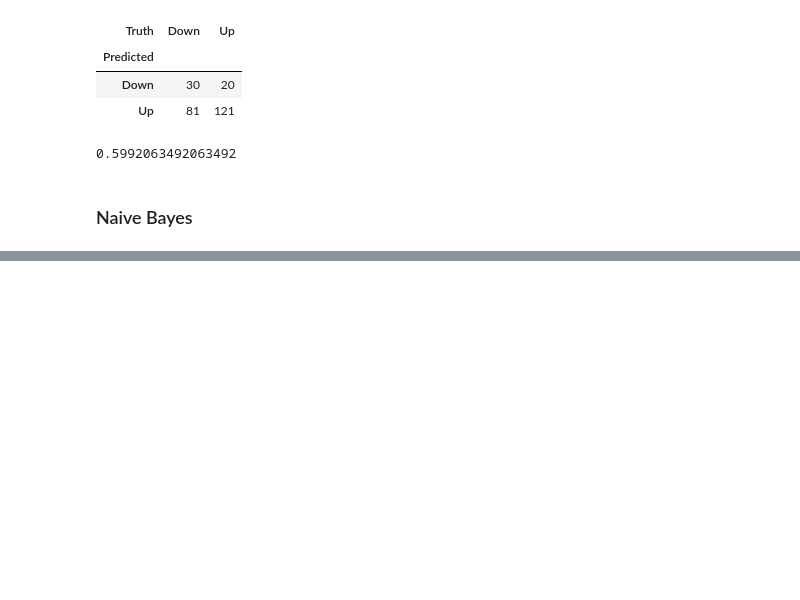
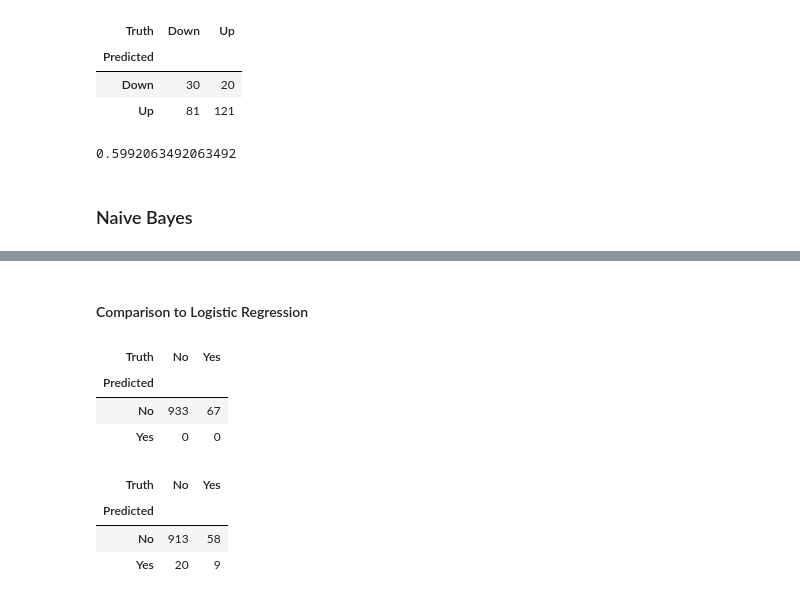
Before and after one commit to GabriCala25/statistical_learning_exercises, a Jupyter notebook: 4_7_classification.ipynb, the cells around one changed output, grey strips where cells are left out. Saved outputs shown, nothing was run; the diff lists cells and outputs as text; code cells hidden in the pictures; blank space fills up the shorter version.

Commit message:
added KNN and Logit

```diff
--- a/4_7_classification.ipynb
+++ b/4_7_classification.ipynb
@@ -280,0 +415,3 @@ np.mean(qda_pred == L_test)
+# %%
+#?train_test_split
+(X_train,X_test,y_train,y_test) = train_test_split(feature_std,Purchase,test_size=1000,random_state=0)
@@ -280,0 +454,25 @@ np.mean(qda_pred == L_test)
+# %% [markdown]
+#### Comparison to Logistic Regression
+# %%
+# sklearn focuses less on inference and more on classification
+# we uesd the argument solver = 'liblinear' to avoid a warning in the default solver
+logit = LogisticRegression(C=1e10, solver='liblinear')
+logit.fit(X_train, y_train)
+logit_pred = logit.predict_proba(X_test)
+logit_labels = np.where(logit_pred[:,1] > 5, 'Yes', 'No')
+confusion_table(logit_labels, y_test)
+# %% [output]
+| Truth | No | Yes |
+| Predicted |  |  |
+| No | 933 | 67 |
+| Yes | 0 | 0 |
+# %%
+# we choose a 0.25 cutoff threshold
+logit_labels = np.where(logit_pred[:,1]>0.25, 'Yes', 'No')
+# logit_labels
+confusion_table(logit_labels, y_test)
+# %% [output]
+| Truth | No | Yes |
+| Predicted |  |  |
+| No | 913 | 58 |
+| Yes | 20 | 9 |
```
Also changed, not shown: parts of 23 cells of this notebook.
